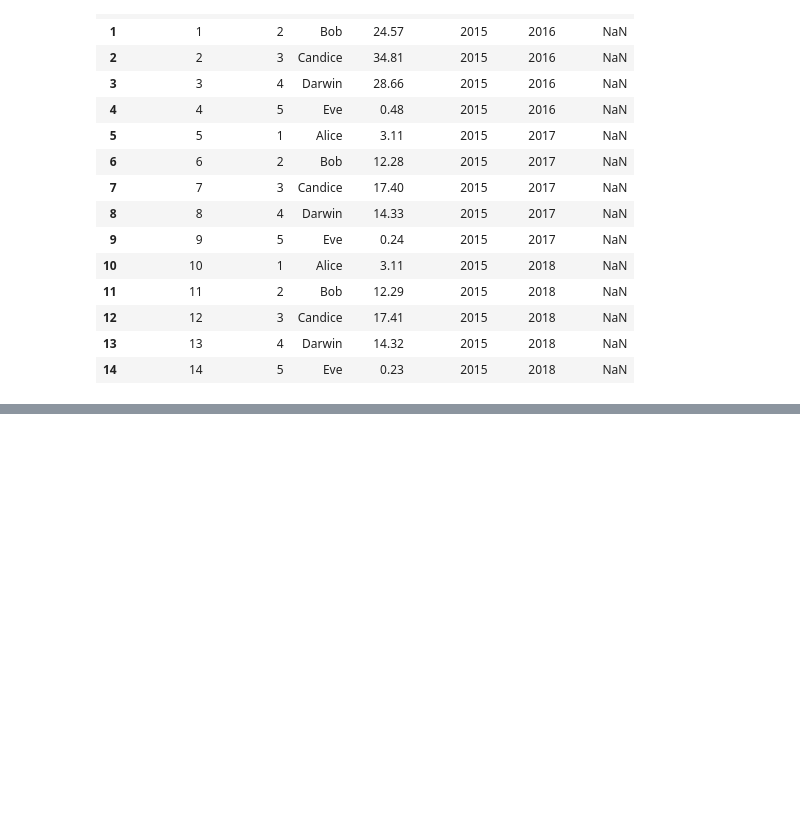
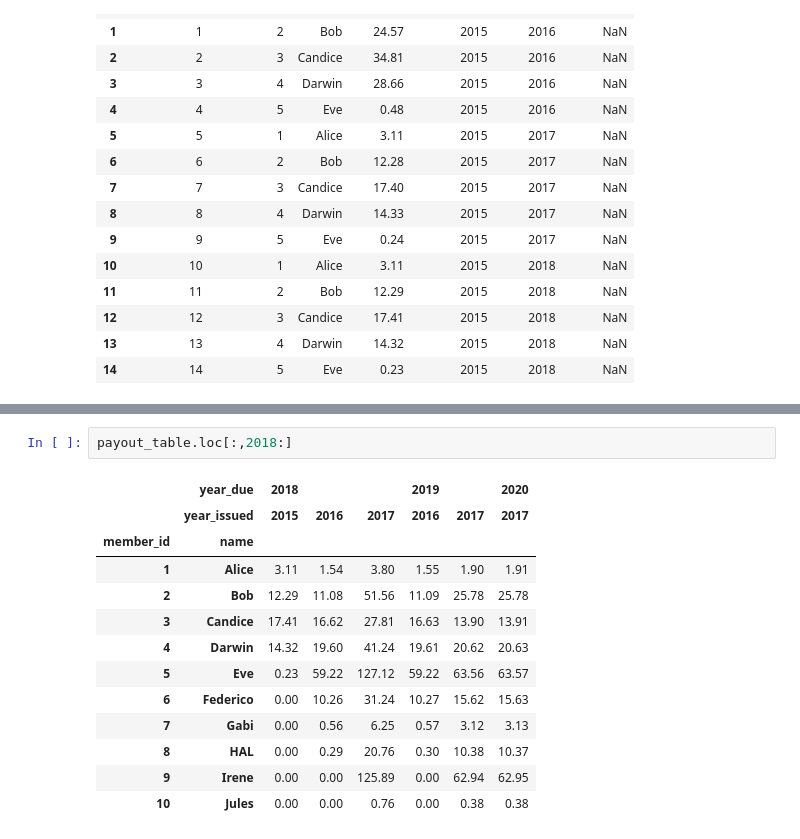
Before and after one commit to NathanielBlairStahn/sscofi, a Jupyter notebook: 05_sscofi_notices.ipynb, the cells around one changed output, grey strips where cells are left out. Saved outputs shown, nothing was run; the diff lists cells and outputs as text; blank space fills up the shorter version.

```diff
--- a/05_sscofi_notices.ipynb
+++ b/05_sscofi_notices.ipynb
@@ -875,0 +963,16 @@ pd.read_csv('fake-notices-2015.csv')
+# %%
+payout_table.loc[:,2018:]
+# %% [output]
+|  | year_due | 2018 |  |  | 2019 |  | 2020 |
+|  | year_issued | 2015 | 2016 | 2017 | 2016 | 2017 | 2017 |
+| member_id | name |  |  |  |  |  |  |
+| 1 | Alice | 3.11 | 1.54 | 3.80 | 1.55 | 1.90 | 1.91 |
+| 2 | Bob | 12.29 | 11.08 | 51.56 | 11.09 | 25.78 | 25.78 |
+| 3 | Candice | 17.41 | 16.62 | 27.81 | 16.63 | 13.90 | 13.91 |
+| 4 | Darwin | 14.32 | 19.60 | 41.24 | 19.61 | 20.62 | 20.63 |
+| 5 | Eve | 0.23 | 59.22 | 127.12 | 59.22 | 63.56 | 63.57 |
+| 6 | Federico | 0.00 | 10.26 | 31.24 | 10.27 | 15.62 | 15.63 |
+| 7 | Gabi | 0.00 | 0.56 | 6.25 | 0.57 | 3.12 | 3.13 |
+| 8 | HAL | 0.00 | 0.29 | 20.76 | 0.30 | 10.38 | 10.37 |
+| 9 | Irene | 0.00 | 0.00 | 125.89 | 0.00 | 62.94 | 62.95 |
+| 10 | Jules | 0.00 | 0.00 | 0.76 | 0.00 | 0.38 | 0.38 |
```
Also changed, not shown: parts of 13 cells of this notebook.
